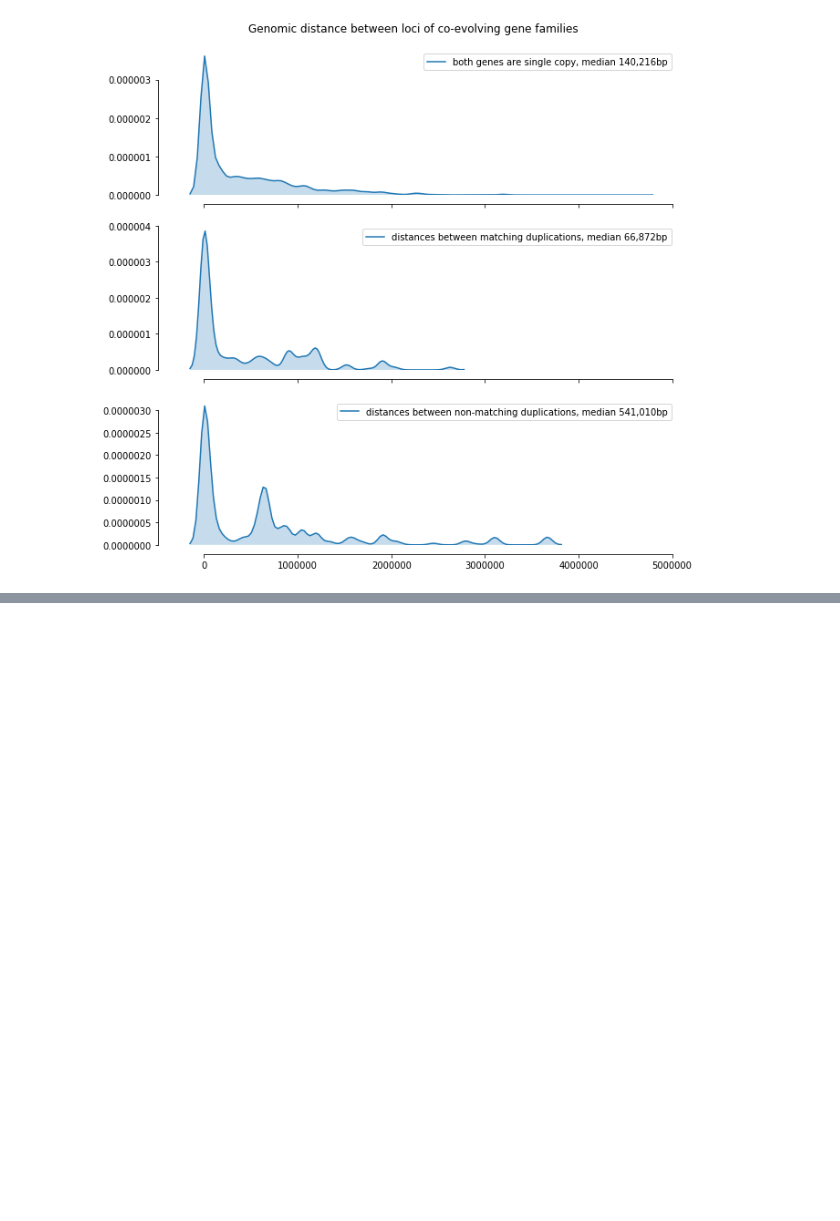
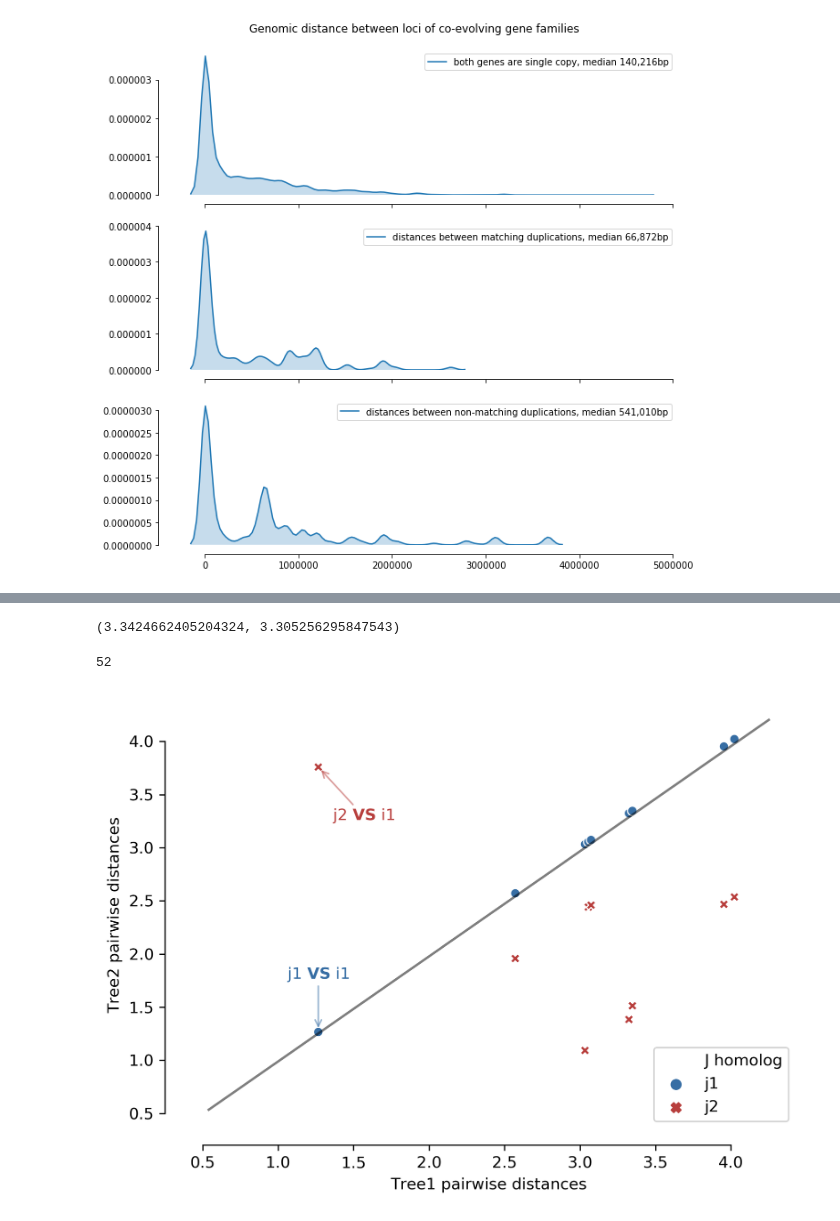
Before and after one commit to lthiberiol/jupyter_notebooks, a Jupyter notebook: gene family distances/test_homolog_matching.ipynb, the cells around one changed output, grey strips where cells are left out. Saved outputs shown, nothing was run; the diff lists cells and outputs as text; code cells hidden in the pictures; blank space fills up the shorter version.

```diff
--- a/gene family distances/test_homolog_matching.ipynb
+++ b/gene family distances/test_homolog_matching.ipynb
@@ -829,0 +553,7 @@ plotly.offline.plot(fig, filename='/Users/thiberio/duplication_test_matching2.ht
+# %%
+random.seed(12345)
+example_tree1 = ete3.Tree()
+example_tree1.populate(10,
+                       random_branches=True,
+                       names_library=['a.1', 'b.1', 'c.1', 'd.1', 'e.1',
+                                      'f.1', 'g.1', 'h.1', 'i.1', 'j.1'])
@@ -829,0 +593,3 @@ plotly.offline.plot(fig, filename='/Users/thiberio/duplication_test_matching2.ht
+# %%
+example_matrix1 = get_matrix_from_tree(example_tree1)
+example_matrix2 = get_matrix_from_tree(example_tree2)
@@ -829,0 +715,4 @@ plotly.offline.plot(fig, filename='/Users/thiberio/duplication_test_matching2.ht
+# %%
+matrix1, taxa1, matrix2, taxa2 = balance_matrices_all_combinations(example_matrix1.copy(),
+                                                                   example_matrix2.copy(),
+                                                                   gene_sep='.')
@@ -829,0 +789,4 @@ plotly.offline.plot(fig, filename='/Users/thiberio/duplication_test_matching2.ht
+# %%
+regression.xplus[8], regression.y[8]
+# %% [output]
+(3.3424662405204324, 3.305256295847543)
@@ -829,0 +803,47 @@ plotly.offline.plot(fig, filename='/Users/thiberio/duplication_test_matching2.ht
+# %%
+equivalent_pair1_index
+# %% [output]
+52
+# %%
+yeah = pd.DataFrame(columns=['Tree1 pairwise distances', 'Tree2 pairwise distances', 'J homolog'],
+                    data   =zip(condensed1, condensed2, marker_color))
+yeah.dropna(inplace=True)
+# %%
+fig, ax = plt.subplots(dpi=300, figsize=(7, 5))
+
+sns.lineplot(x=regression.xplus,
+             y=regression.y,
+             color='k',
+             alpha=0.5,
+             ax=ax)
+
+ax.annotate(s='j2 $\\bf{VS}$ i1',
+            xy=(condensed1[53], condensed2[53]),
+            xytext=(condensed1[53]+0.3, condensed2[53]-0.5), ha='center',
+            arrowprops=dict(arrowstyle='->', color='#B83F3D', alpha=0.5, shrinkB=2.5, shrinkA=0),
+            color='#B83F3D'
+           )
+ax.annotate(s='j1 $\\bf{VS}$ i1',
+            xy=(condensed1[52], condensed2[52]),
+            xytext=(condensed1[52], condensed2[52]+0.5), ha='center',
+            arrowprops=dict(arrowstyle='->', color='#376EA4', alpha=0.5, shrinkB=2.5, shrinkA=0),
+            color='#376EA4'
+           )
+# ax.annotate(s='',
+#             xy=(condensed1[53], condensed2[53]),
+#             xytext=(regression.xplus[53], regression.y[53]),
+#             arrowprops=dict(arrowstyle='<->', color='#B83F3D', alpha=0.5, shrinkB=2.5, shrinkA=0.5)
+#            )
+
+sns.scatterplot(x    ='Tree1 pairwise distances',
+                y    ='Tree2 pairwise distances',
+                hue  ='J homolog',
+                style='J homolog',
+                palette=['#376EA4', '#B83F3D'],
+                data =yeah,
+                ax   =ax)
+
+sns.despine(offset=10, trim=True);
+fig.savefig('/Users/thiberio/Dropbox (MIT)/regression_paper/figure/matching1.pdf')
+# %% [output]
+[figure, added]
```
Also changed, not shown: parts of 45 cells of this notebook, 2 other files.
